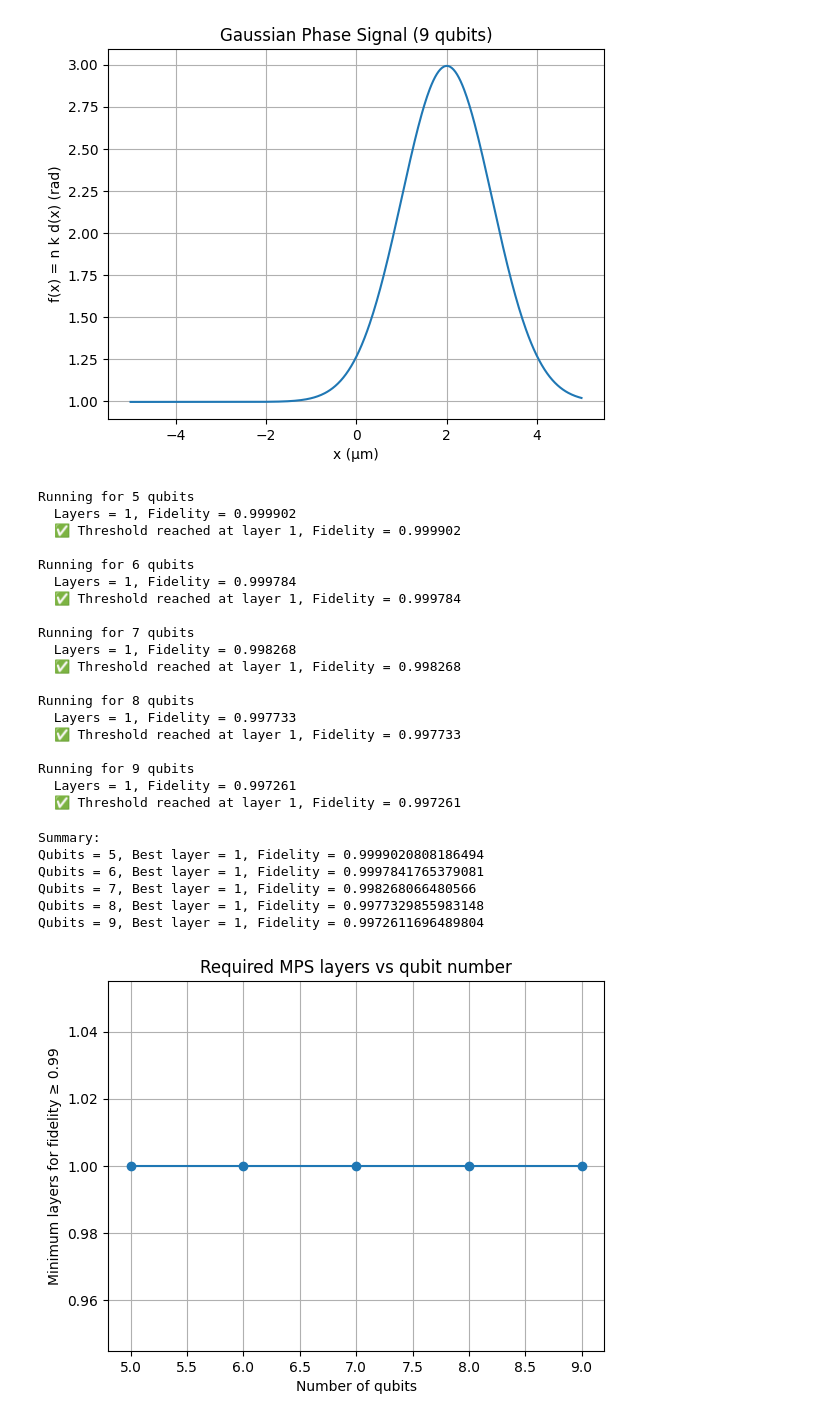
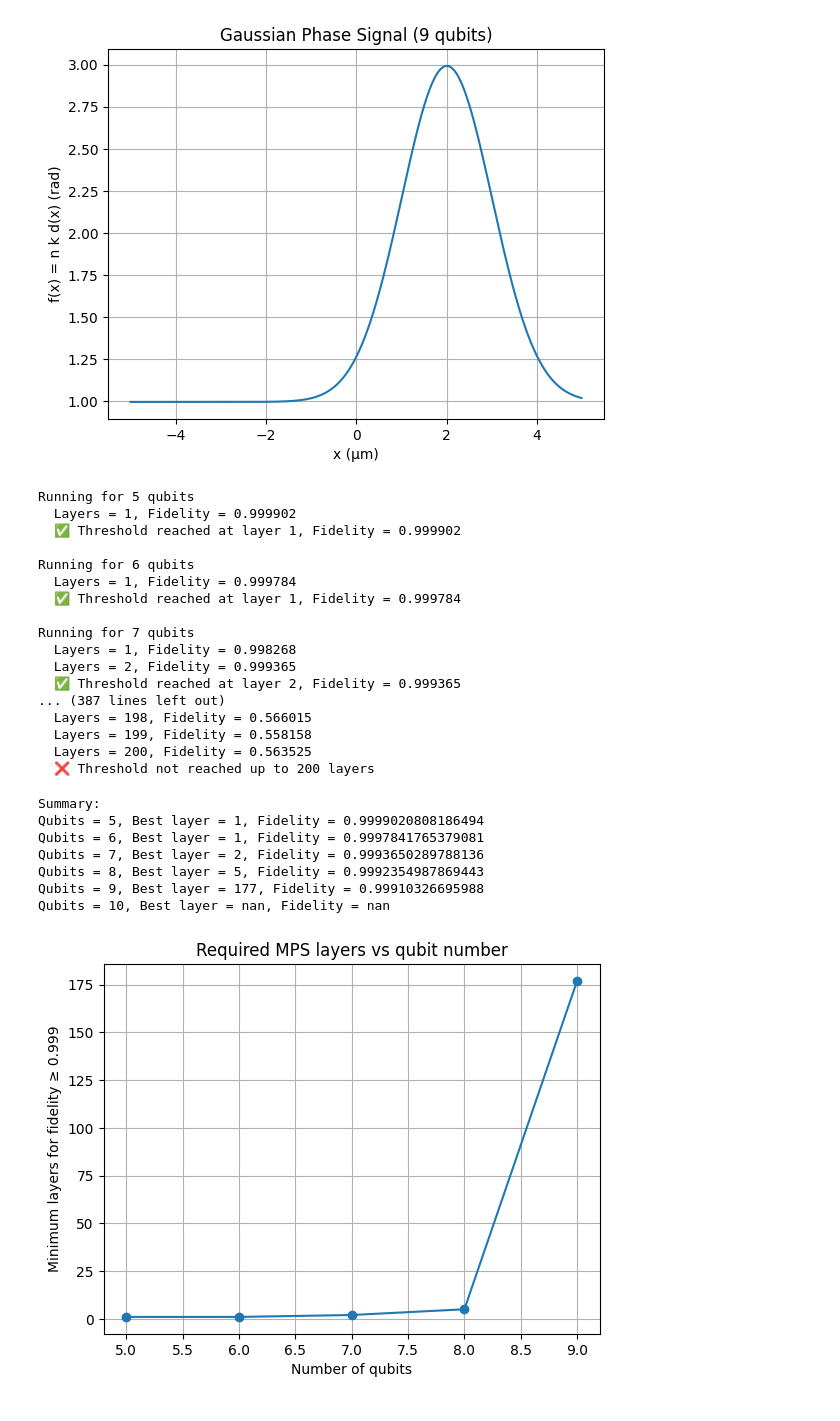
Before and after one commit to aizzen3/QCproject2, a Jupyter notebook: Shifterd_gaussian.ipynb, the cells around one changed output. Saved outputs shown, nothing was run; the diff lists cells and outputs as text; code cells hidden in the pictures.

```diff
--- a/Shifterd_gaussian.ipynb
+++ b/Shifterd_gaussian.ipynb
@@ -73,9 +73,9 @@ from qiskit.quantum_info import state_fidelity
 
 sim = AerSimulator(method="statevector")
 
-qubit_range = range(5, 10)      # 5, 6, 7, 8, 9 qubits
+qubit_range = range(5, 11)      # 5, 6, 7, 8, 9 qubits
 layer_range = range(1, 201)     # 1 to 200 layers
-threshold = 0.99
+threshold = 0.999
 
 best_layers = []
 best_fidelities = []
@@ -134,36 +134,35 @@ Running for 6 qubits
 
 Running for 7 qubits
   Layers = 1, Fidelity = 0.998268
-  ✅ Threshold reached at layer 1, Fidelity = 0.998268
-
-Running for 8 qubits
-  Layers = 1, Fidelity = 0.997733
-  ✅ Threshold reached at layer 1, Fidelity = 0.997733
-
-Running for 9 qubits
-  Layers = 1, Fidelity = 0.997261
-  ✅ Threshold reached at layer 1, Fidelity = 0.997261
+  Layers = 2, Fidelity = 0.999365
+  ✅ Threshold reached at layer 2, Fidelity = 0.999365
+... (387 lines left out)
+  Layers = 198, Fidelity = 0.566015
+  Layers = 199, Fidelity = 0.558158
+  Layers = 200, Fidelity = 0.563525
+  ❌ Threshold not reached up to 200 layers
 # %%
 print("\nSummary:")
 for q, L, F in zip(qubit_range, best_layers, best_fidelities):
     print(f"Qubits = {q}, Best layer = {L}, Fidelity = {F}")
 
 
 plt.figure()
 plt.plot(list(qubit_range), best_layers, marker="o")
 plt.xlabel("Number of qubits")
-plt.ylabel("Minimum layers for fidelity ≥ 0.99")
+plt.ylabel("Minimum layers for fidelity ≥ 0.999")
 plt.title("Required MPS layers vs qubit number")
 plt.grid(True)
 plt.show()
 # %% [output]
 Summary:
 Qubits = 5, Best layer = 1, Fidelity = 0.9999020808186494
 Qubits = 6, Best layer = 1, Fidelity = 0.9997841765379081
-Qubits = 7, Best layer = 1, Fidelity = 0.998268066480566
-Qubits = 8, Best layer = 1, Fidelity = 0.9977329855983148
-Qubits = 9, Best layer = 1, Fidelity = 0.9972611696489804
+Qubits = 7, Best layer = 2, Fidelity = 0.9993650289788136
+Qubits = 8, Best layer = 5, Fidelity = 0.9992354987869443
+Qubits = 9, Best layer = 177, Fidelity = 0.99910326695988
+Qubits = 10, Best layer = nan, Fidelity = nan
-[figure, old version]
+[figure, new version]
 # %%
 from qiskit import QuantumCircuit, transpile
 from qiskit_aer import AerSimulator
```
Also changed, not shown: parts of 2 cells of this notebook, 15 other files.
